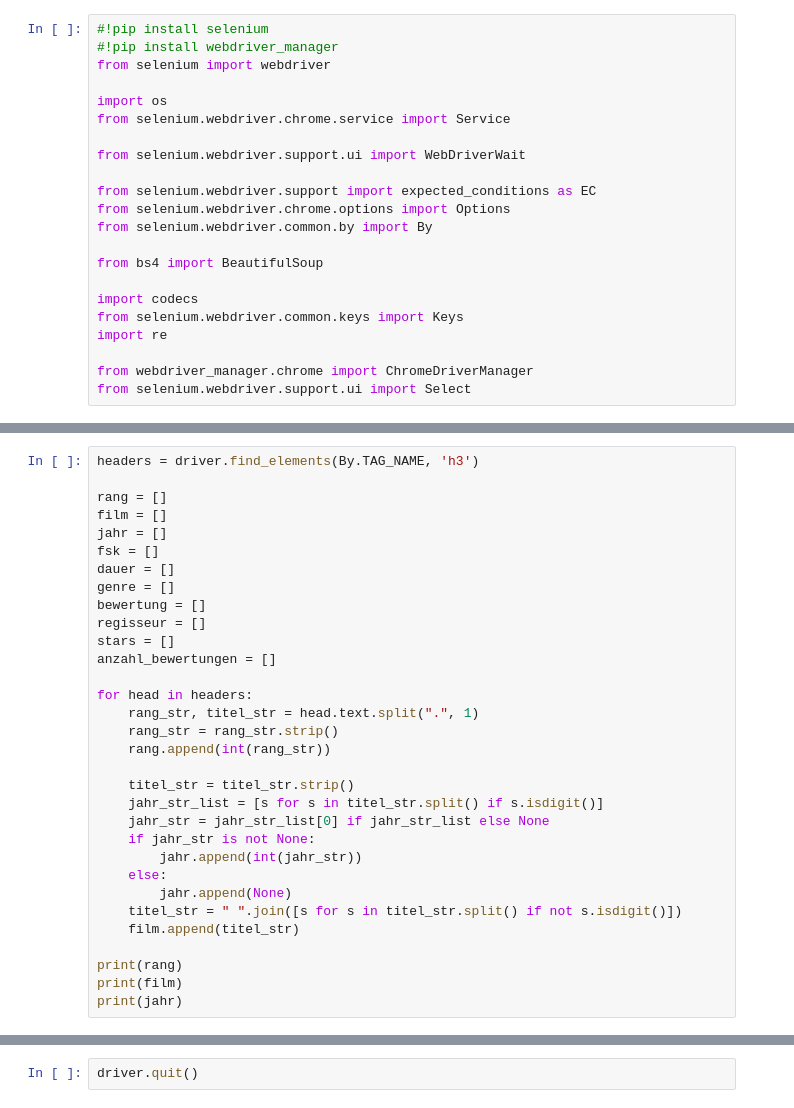
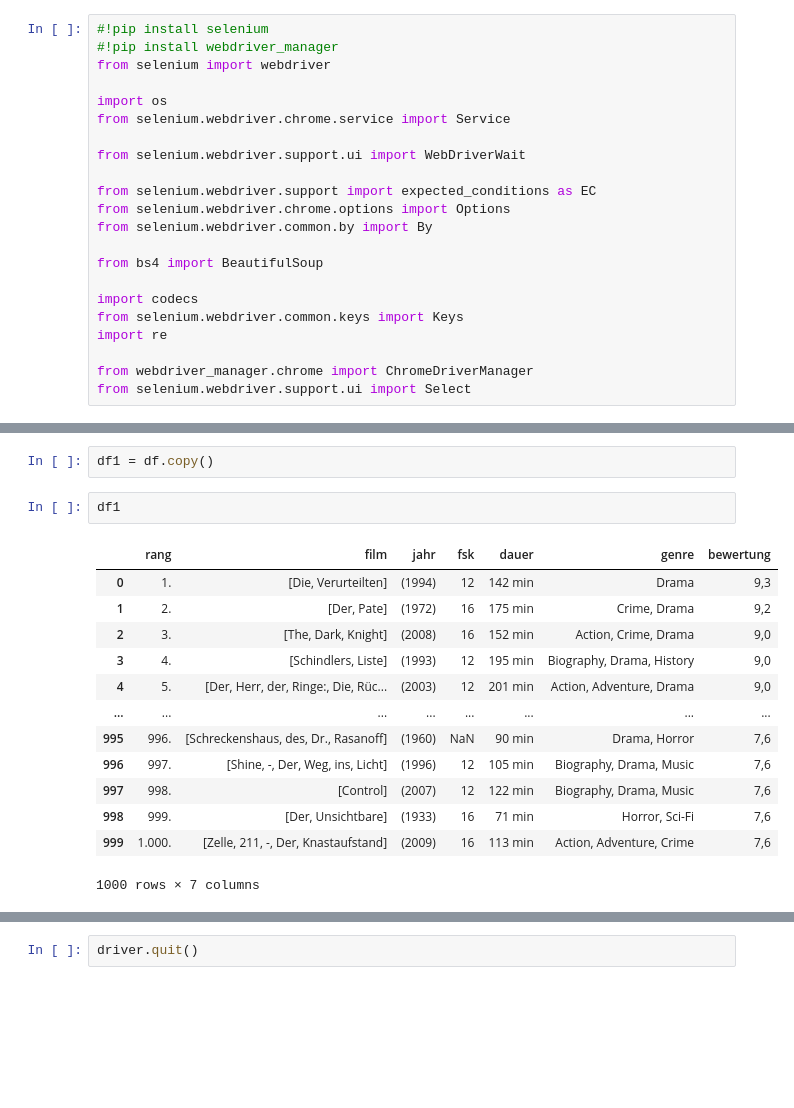
Before and after one commit to daviddedicfhwn/WDB, a Jupyter notebook: IMDb_top_1000.ipynb, the cells around one changed output, grey strips where cells are left out. Saved outputs shown, nothing was run; the diff lists cells and outputs as text; blank space fills up the shorter version.

```diff
--- a/IMDb_top_1000.ipynb
+++ b/IMDb_top_1000.ipynb
@@ -27,33 +26 @@ driver = webdriver.Chrome(path)
 driver.get(website)
-# %%
-headers = driver.find_elements(By.TAG_NAME, 'h3')
-
-rang = []
-film = []
-jahr = []
-fsk = []
-dauer = []
-genre = []
-bewertung = []
-regisseur = []
-stars = []
-anzahl_bewertungen = []
-
-for head in headers:
-    rang_str, titel_str = head.text.split(".", 1)
-    rang_str = rang_str.strip()
-    rang.append(int(rang_str))
-
-    titel_str = titel_str.strip()
-    jahr_str_list = [s for s in titel_str.split() if s.isdigit()]
-    jahr_str = jahr_str_list[0] if jahr_str_list else None
-    if jahr_str is not None:
-        jahr.append(int(jahr_str))
-    else:
-        jahr.append(None)
-    titel_str = " ".join([s for s in titel_str.split() if not s.isdigit()])
-    film.append(titel_str)
-
-print(rang)
-print(film)
-print(jahr)
@@ -61,0 +93,18 @@ ValueError: not enough values to unpack (expected 2, got 1)
+# %%
+df1 = df.copy()
+# %%
+df1
+# %% [output]
+|  | rang | film | jahr | fsk | dauer | genre | bewertung |
+| 0 | 1. | [Die, Verurteilten] | (1994) | 12 | 142 min | Drama | 9,3 |
+| 1 | 2. | [Der, Pate] | (1972) | 16 | 175 min | Crime, Drama | 9,2 |
+| 2 | 3. | [The, Dark, Knight] | (2008) | 16 | 152 min | Action, Crime, Drama | 9,0 |
+| 3 | 4. | [Schindlers, Liste] | (1993) | 12 | 195 min | Biography, Drama, History | 9,0 |
+| 4 | 5. | [Der, Herr, der, Ringe:, Die, Rüc... | (2003) | 12 | 201 min | Action, Adventure, Drama | 9,0 |
+| ... | ... | ... | ... | ... | ... | ... | ... |
+| 995 | 996. | [Schreckenshaus, des, Dr., Rasanoff] | (1960) | NaN | 90 min | Drama, Horror | 7,6 |
+| 996 | 997. | [Shine, -, Der, Weg, ins, Licht] | (1996) | 12 | 105 min | Biography, Drama, Music | 7,6 |
+| 997 | 998. | [Control] | (2007) | 12 | 122 min | Biography, Drama, Music | 7,6 |
+| 998 | 999. | [Der, Unsichtbare] | (1933) | 16 | 71 min | Horror, Sci-Fi | 7,6 |
+| 999 | 1.000. | [Zelle, 211, -, Der, Knastaufstand] | (2009) | 16 | 113 min | Action, Adventure, Crime | 7,6 |
+1000 rows × 7 columns
```
Also changed, not shown: parts of 7 cells of this notebook.
